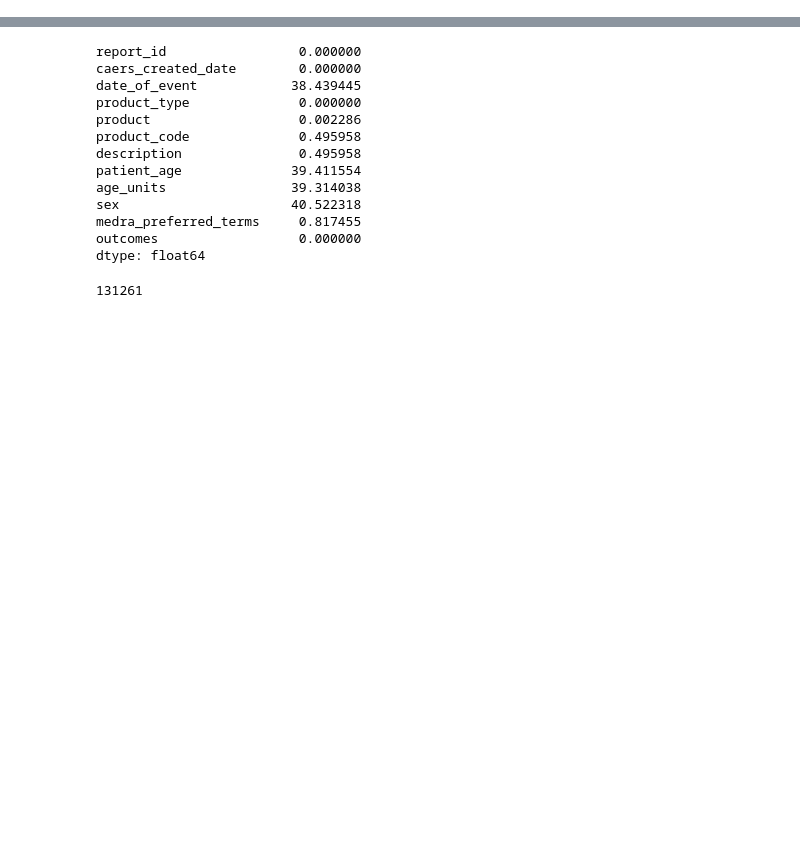
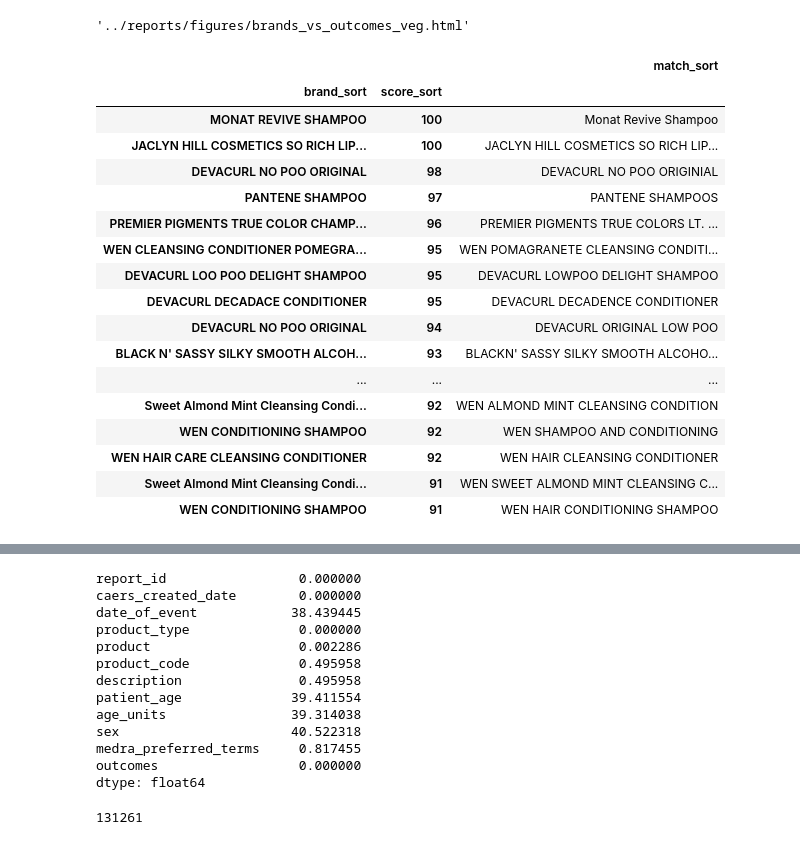
Before and after one commit to AdityaR-Bits/adverse_food_events_analysis-1, a Jupyter notebook: notebooks/sandbox_eda.ipynb, the cells around one changed output, grey strips where cells are left out. Drawn from its saved outputs; the diff is of its cells as text; code cells hidden in the pictures; blank space fills up the shorter version.

```diff
--- a/notebooks/sandbox_eda.ipynb
+++ b/notebooks/sandbox_eda.ipynb
@@ -60,0 +239,62 @@ ValueError: must supply a tuple to get_group with multiple grouping keys
+# %%
+# Veg product vs Outcomes
+
+data = []
+
+relv_outcomes = ["Death","Life Threatening","Hospitalization","Disability","Patient Visited ER"]
+
+for i,outcome in enumerate(relv_outcomes):
+
+    top_brands = list(veg_g.iloc[veg_g.index.get_level_values('outcomes')==outcome].reset_index()[:5]['brand'])
+    brand_count = list(veg_g.iloc[veg_g.index.get_level_values('outcomes')==outcome].reset_index()[:5]['report_id'])
+
+    data.append(go.Bar(name=outcome, x = top_brands,y = brand_count))
+
+fig = go.Figure(data=data)
+
+fig.layout.update(title="Vegetable(s) Products vs Outcomes", height = 500, width = 1500,barmode = "stack")
+fig.show()
+plot(fig, filename ="../reports/figures/brands_vs_outcomes_veg.html")
+# %% [output]
+'../reports/figures/brands_vs_outcomes_veg.html'
+# %%
+from fuzzywuzzy import fuzz
+from fuzzywuzzy import process
+import numpy as np
+
+unique_brand=list(set(cosm_df['product'].values))[:1000]
+
+score_sort = [(x,) + i
+             for x in unique_brand
+             for i in process.extract(x, unique_brand, scorer=fuzz.token_sort_ratio)]
+similarity_sort = pd.DataFrame(score_sort, columns=['brand_sort','match_sort','score_sort'])
+
+similarity_sort['sorted_brand_sort'] = np.minimum(similarity_sort['brand_sort'], similarity_sort['match_sort'])
+
+high_score_sort = similarity_sort[(similarity_sort['score_sort'] >= 80) &
+                (similarity_sort['brand_sort'] !=  similarity_sort['match_sort']) &
+                (similarity_sort['sorted_brand_sort'] != similarity_sort['match_sort'])]
+high_score_sort = high_score_sort.drop('sorted_brand_sort',axis=1).copy()
+
+high_score_sort.groupby(['brand_sort','score_sort']).agg(
+                        {'match_sort': ', '.join}).sort_values(
+                        ['score_sort'], ascending=False)[:20]
+# %% [output]
+|  |  | match_sort |
+| brand_sort | score_sort |  |
+| MONAT REVIVE SHAMPOO | 100 | Monat Revive Shampoo |
+| JACLYN HILL COSMETICS SO RICH LIP... | 100 | JACLYN HILL COSMETICS SO RICH LIP... |
+| DEVACURL NO POO ORIGINAL | 98 | DEVACURL NO POO ORIGINIAL |
+| PANTENE SHAMPOO | 97 | PANTENE SHAMPOOS |
+| PREMIER PIGMENTS TRUE COLOR CHAMP... | 96 | PREMIER PIGMENTS TRUE COLORS LT. ... |
+| WEN CLEANSING CONDITIONER POMEGRA... | 95 | WEN POMAGRANETE CLEANSING CONDITI... |
+| DEVACURL LOO POO DELIGHT SHAMPOO | 95 | DEVACURL LOWPOO DELIGHT SHAMPOO |
+| DEVACURL DECADACE CONDITIONER | 95 | DEVACURL DECADENCE CONDITIONER |
+| DEVACURL NO POO ORIGINAL | 94 | DEVACURL ORIGINAL LOW POO |
+| BLACK N' SASSY SILKY SMOOTH ALCOH... | 93 | BLACKN' SASSY SILKY SMOOTH ALCOHO... |
+| ... | ... | ... |
+| Sweet Almond Mint Cleansing Condi... | 92 | WEN ALMOND MINT CLEANSING CONDITION |
+| WEN CONDITIONING SHAMPOO | 92 | WEN SHAMPOO AND CONDITIONING |
+| WEN HAIR CARE CLEANSING CONDITIONER | 92 | WEN HAIR CLEANSING CONDITIONER |
+| Sweet Almond Mint Cleansing Condi... | 91 | WEN SWEET ALMOND MINT CLEANSING C... |
+| WEN CONDITIONING SHAMPOO | 91 | WEN HAIR CONDITIONING SHAMPOO |
```
Also changed, not shown: parts of 38 cells of this notebook, 11 other files.
